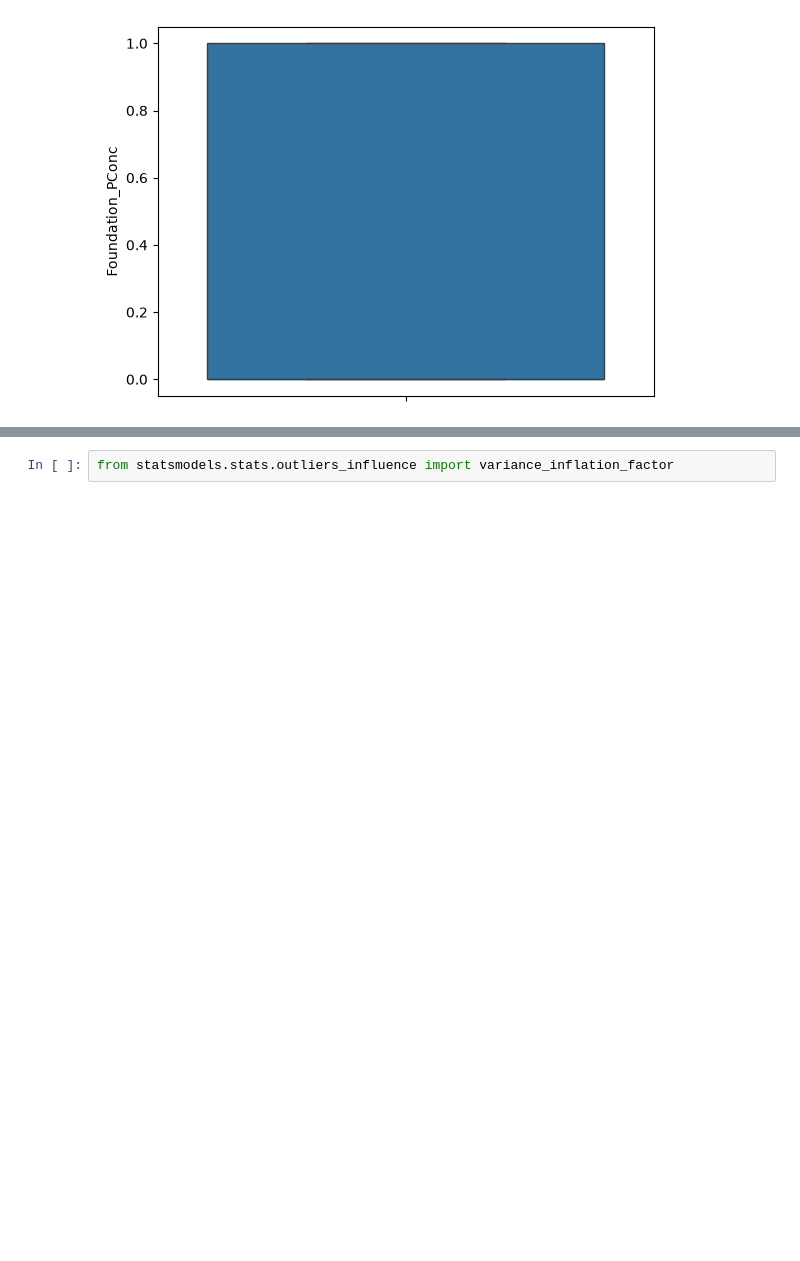
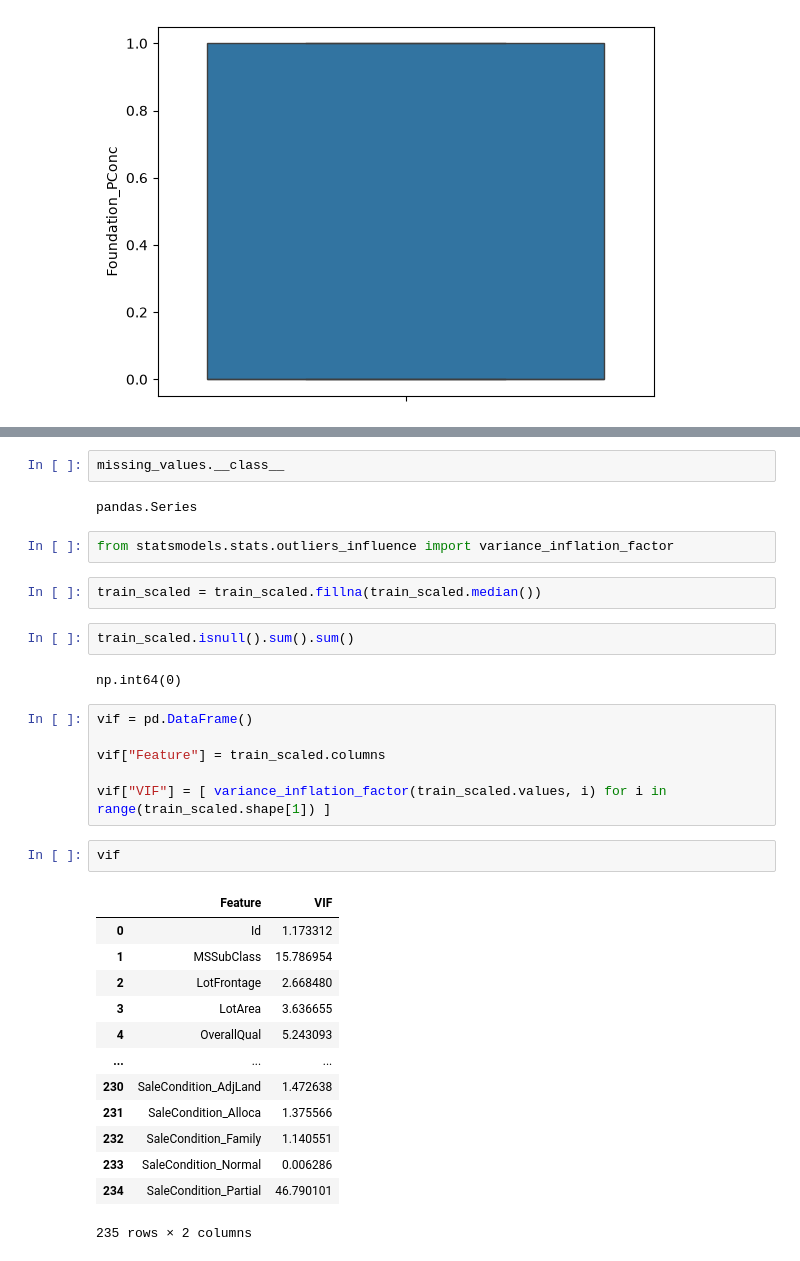
Before and after one commit to Logesh-M0324/Weekend_Task, a Jupyter notebook: Advanced Regression Model Comparison & Optimization Platform/notebooks/05_Model_optimization.ipynb, the cells around one changed output, grey strips where cells are left out. Cells and saved outputs as stored; diff of their text form; blank space fills up the shorter version.

```diff
--- a/Advanced Regression Model Comparison & Optimization Platform/notebooks/05_Model_optimization.ipynb
+++ b/Advanced Regression Model Comparison & Optimization Platform/notebooks/05_Model_optimization.ipynb
@@ -283,2 +354,34 @@ for column in selected_features:
+# %%
+missing_values.__class__
+# %% [output]
+pandas.Series
 # %%
 from statsmodels.stats.outliers_influence import variance_inflation_factor
+# %%
+train_scaled = train_scaled.fillna(train_scaled.median())
+# %%
+train_scaled.isnull().sum().sum()
+# %% [output]
+np.int64(0)
+# %%
+vif = pd.DataFrame()
+
+vif["Feature"] = train_scaled.columns
+
+vif["VIF"] = [ variance_inflation_factor(train_scaled.values, i) for i in range(train_scaled.shape[1]) ]
+# %%
+vif
+# %% [output]
+|  | Feature | VIF |
+| 0 | Id | 1.173312 |
+| 1 | MSSubClass | 15.786954 |
+| 2 | LotFrontage | 2.668480 |
+| 3 | LotArea | 3.636655 |
+| 4 | OverallQual | 5.243093 |
+| ... | ... | ... |
+| 230 | SaleCondition_AdjLand | 1.472638 |
+| 231 | SaleCondition_Alloca | 1.375566 |
+| 232 | SaleCondition_Family | 1.140551 |
+| 233 | SaleCondition_Normal | 0.006286 |
+| 234 | SaleCondition_Partial | 46.790101 |
+235 rows × 2 columns
```
Also changed, not shown: parts of 41 cells of this notebook, 15 other files.
